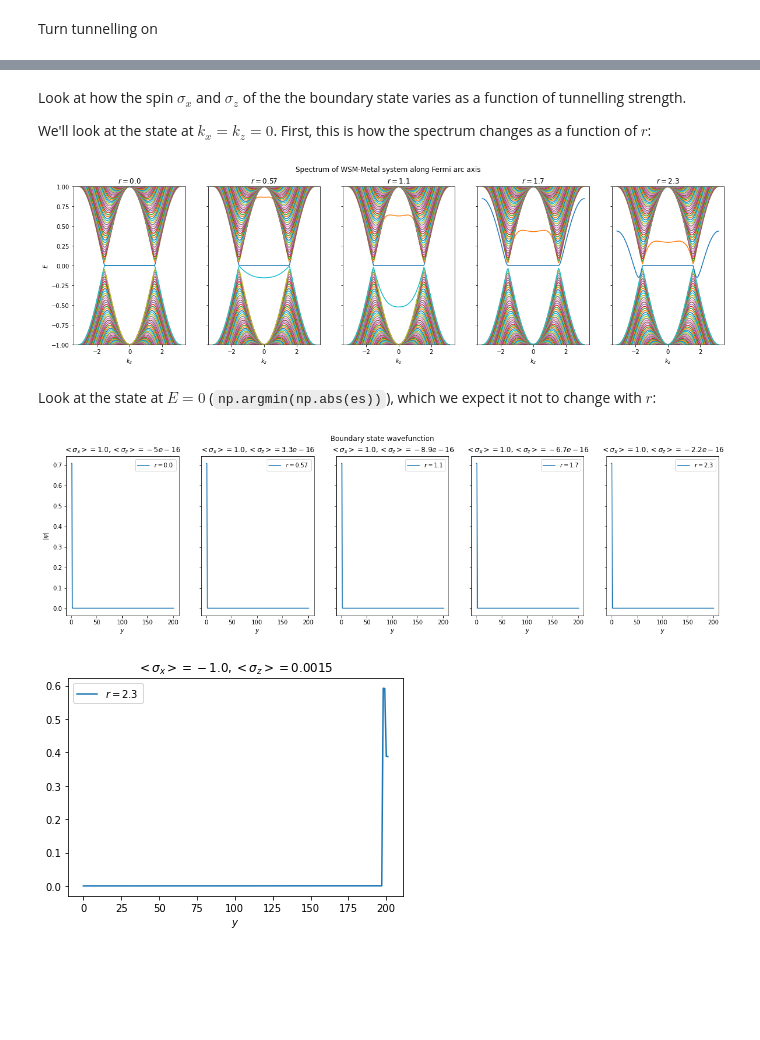
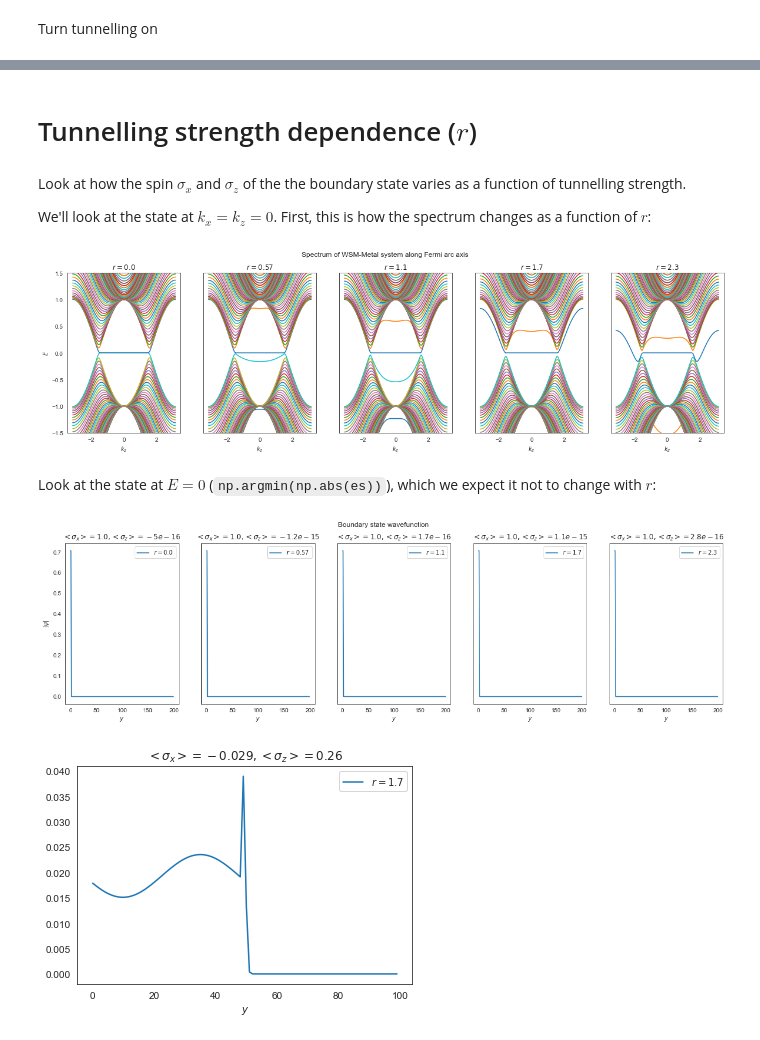
Before and after one commit to leogoutte/weylsemimetal_tools, a Jupyter notebook: WeylSpins.ipynb, the cells around one changed output, grey strips where cells are left out. Saved outputs shown, nothing was run; the diff lists cells and outputs as text; code cells hidden in the pictures; blank space fills up the shorter version.

```diff
--- a/WeylSpins.ipynb
+++ b/WeylSpins.ipynb
@@ -26,7 +30,7 @@ plt.show()
 Plot wrt $k_z$:
 # %%
 size=100
-ks_z,es_z,vs_z=ws.SpectrumZ(size=size,kx=0,t=1,g=0,mu=-4,r=2.3,bulk=1)
+ks_z,es_z,vs_z=ws.SpectrumZ(size=size,kx=0,t=1,g=0,mu=-4,r=2.3,bulk=0)
 # %%
 plt.plot(ks_z,es_z)
 plt.xlabel(r"$k_z$")
@@ -40,11 +44,11 @@ plt.show()
 size=100
 
 kxs = np.linspace(-0.5,0.5,5)
-es_5 = np.zeros((100,202,5))
+es_5 = np.zeros((100,200,5))
 
 for i in range(5):
     kx = kxs[i]
-    ks_z,es_z,vs_z=ws.SpectrumZ(size=size,kx=kx,t=1,g=0,mu=-4,r=2.3,bulk=1)
+    ks_z,es_z,vs_z=ws.SpectrumZ(size=size,kx=kx,t=1,g=0,mu=-4,r=2.3,bulk=0)
     es_5[:,:,i] = es_z
 # %%
 fig,ax=plt.subplots(nrows=1,ncols=5,sharey=True,figsize=(20,5))
@@ -218,5 +198,5 @@ How does this match up to where the topological regions are?
 # %%
-size=30
+size=20
 res=100
 
 As_0 = np.zeros((res,res),dtype=float)
@@ -226,7 +206,7 @@ kxs = np.linspace(-np.pi,np.pi,res)
 for i in range(res):
     kx = kxs[i]
     As_0[:,i] = wg.SpectralFunctionWeylKK(size=size,res=res,kx=kx,w=0,t=1,g=0,mu=-2,r=0,spin=0)
-    As_23[:,i] = wg.SpectralFunctionWeylKK(size=size,res=res,kx=kx,w=0,t=1,g=0,mu=-2,r=2.3,spin=0)
+    As_23[:,i] = wg.SpectralFunctionWeylKK(size=size,res=res,kx=kx,w=0,t=1,g=0,mu=-2,r=0.5,spin=0)
 
 fig,ax=plt.subplots(nrows=1,ncols=2,sharey=True,figsize=(8,5))
 
@@ -345,3 +281,5 @@ I'm not sure how valid this is, since there are points where $<\sigma_x> + <\sig
+# %% [markdown]
+# Tunnelling strength dependence ($r$)
 # %% [markdown]
 Look at how the spin $\sigma_x$ and $\sigma_z$ of the the boundary state varies as a function of tunnelling strength.
 
@@ -350,30 +288,30 @@ We'll look at the state at $k_x=k_z=0$. First, this is how the spectrum changes
 size=100
 
 rs = np.linspace(0,2.3,5)
-es_5 = np.zeros((100,202,5))
-vs_5 = np.zeros((202,202,100,5),dtype=complex)
+es_5 = np.zeros((100,200,5))
+vs_5 = np.zeros((200,200,100,5),dtype=complex)
 
 for i in range(5):
     r = rs[i]
-    ks_z,es_z,vs_z=ws.SpectrumZ(size=size,kx=0,t=1,g=0,mu=-4,r=r,bulk=1)
+    ks_z,es_z,vs_z=ws.SpectrumZ(size=size,kx=0,t=1,g=0,mu=-4,r=r,bulk=0)
     vs_5[:,:,:,i] = vs_z
     es_5[:,:,i] = es_z
 # %%
 fig,ax=plt.subplots(nrows=1,ncols=5,sharey=True,figsize=(20,5))
 
 plt.suptitle("Spectrum of WSM-Metal system along Fermi arc axis")
 
 for i in range(5):
     ax[i].plot(ks_z,es_5[:,:,i])
 #     ax[i].set_xlim(-2,2)
-    ax[i].set_ylim(-1,1)
+    ax[i].set_ylim(-1.5,1.5)
     ax[i].set_xlabel(r"$k_z$")
     ax[i].set_title(r"$r = {:.2}$".format(rs[i]))
 ax[0].set_ylabel(r"$E$")
 
 plt.show()
 # %% [output]
-[figure, old version]
+[figure, new version]
 # %% [markdown]
 Look at the state at $E=0$ (`np.argmin(np.abs(es))`), which we expect it not to change with $r$:
 # %%
@@ -387,25 +325,25 @@ for i in range(5):
         bdry_idx+=1 # to get correct localization
         ax[i].set_ylabel(r"$|\psi|$")
     state = vs_5[:,bdry_idx,50,i]
-    spinX,spinY,spinZ=Spin(state) # get spin
+    spinX,spinY,spinZ=ws.Spin(state,size,sample=0) # get spin
     ax[i].set_title(r"$ <\sigma_x>={:.2},  <\sigma_z>={:.2}$".format(np.real(spinX),np.real(spinZ)))
-    ax[i].plot(np.arange(2*size+2),np.abs(state),label=r"$r={:.2}$".format(rs[i]))
+    ax[i].plot(np.arange(2*size),np.abs(state),label=r"$r={:.2}$".format(rs[i]))
     ax[i].set_xlabel(r"$y$")
     ax[i].legend()
 plt.show()
 # %% [output]
-[figure, old version]
+[figure, new version]
 # %%
-k=1
-i=4
-e=-0.98
-bdry_idx = np.argmin(np.abs(es_5[50,:,i]-e))
-state = vs_5[:,k,50,i]
-spinX,spinY,spinZ=Spin(state) # get spin
+k=25
+i=3
+e=0
+bdry_idx = np.argmin(np.abs(es_5[k,:,i]-e))
+state = vs_5[:,bdry_idx-1,k,i]
+spinX,spinY,spinZ=ws.Spin(state,size,sample=0) # get spin
 plt.title(r"$ <\sigma_x>={:.2},  <\sigma_z>={:.2}$".format(np.real(spinX),np.real(spinZ)))
-plt.plot(np.arange(2*size+2),np.abs(state),label=r"$r={:.2}$".format(rs[i]))
+plt.plot(np.arange(100),ws.SumOverSpins(state),label=r"$r={:.2}$".format(rs[i]))
 plt.xlabel(r"$y$")
 plt.legend()
 plt.show()
 # %% [output]
-[figure, old version]
+[figure, new version]
```
Also changed, not shown: parts of 39 cells of this notebook, 7 other files.
